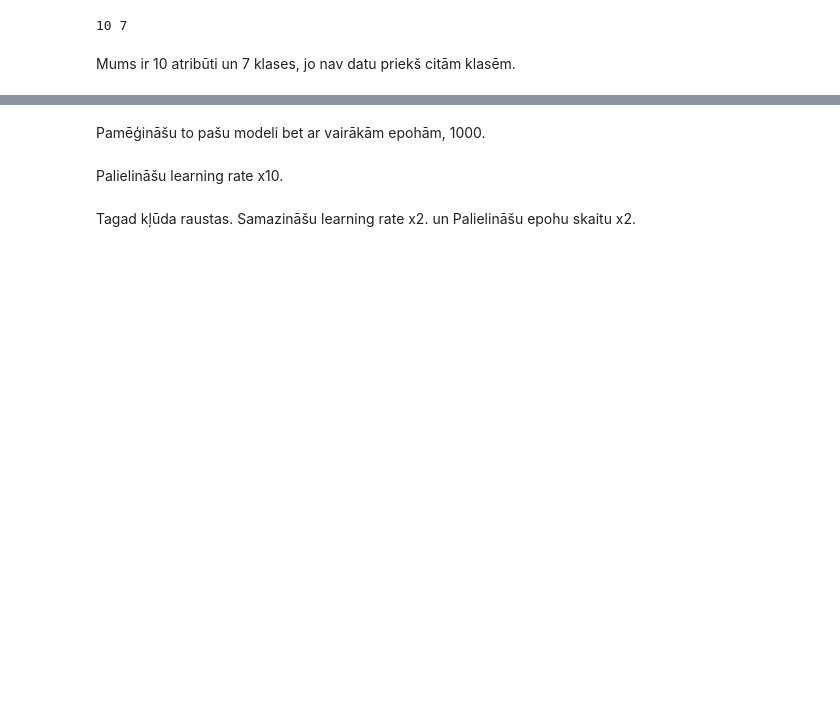
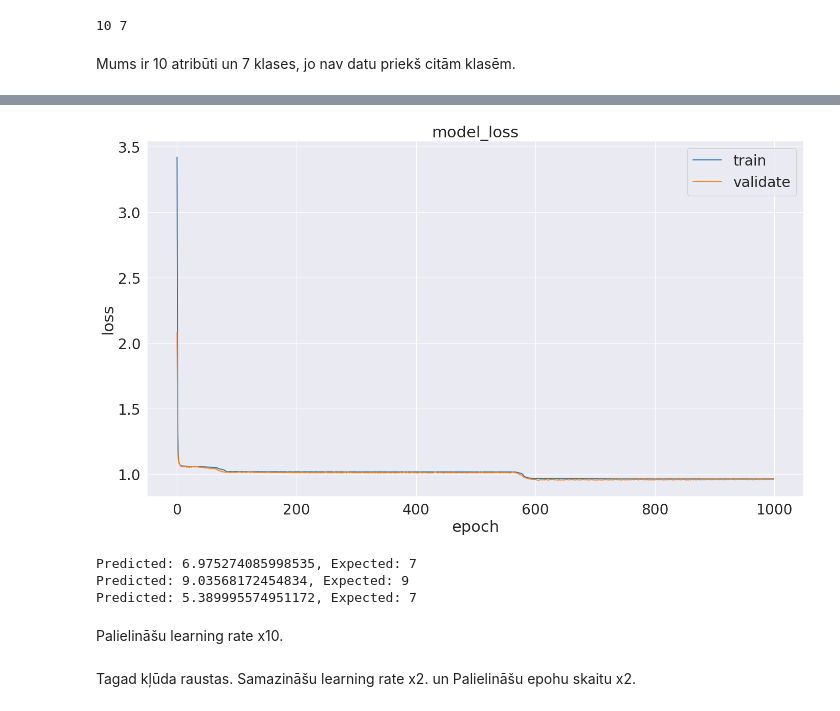
Before and after one commit to kamikaze/rtu-ai, a Jupyter notebook: homework02.ipynb, the cells around one changed output, grey strips where cells are left out. Saved outputs shown, nothing was run; the diff lists cells and outputs as text; code cells hidden in the pictures; blank space fills up the shorter version.

```diff
--- a/homework02.ipynb
+++ b/homework02.ipynb
@@ -351,21 +372,23 @@ Pamainīsim neironu skaitu slāņos.
 # %%
-def build_model(input_count: int, normalizer):
+def build_model(input_count: int, normalizer, metric='mse'):
     init = tf.keras.initializers.TruncatedNormal(stddev=0.01, seed=SEED)
     model = tf.keras.models.Sequential([
-        normalizer,
-        tf.keras.layers.Dense(64, kernel_initializer=init, activation='relu', input_shape=(input_count,)),
-        tf.keras.layers.Dense(32, activation='relu'),
-        tf.keras.layers.Dense(16, activation='relu'),
+        # normalizer,
+        tf.keras.layers.Input(input_count),
+        tf.keras.layers.Dense(2, kernel_initializer=init, activation='relu'),
         tf.keras.layers.Dense(1)
     ])
 
-    optimizer = tf.keras.optimizers.RMSprop(learning_rate=0.02)
+    optimizer = tf.keras.optimizers.Adam(learning_rate=0.005)
 
-    model.compile(loss='mse', optimizer=optimizer, metrics=['mse'])
+    model.compile(loss='mae', optimizer=optimizer, metrics=[metric])
 
     return model
 # %%
 model = build_model(attr_count, normalizer)
-evaluate_model(model, samples, qualities, epochs=EPOCHS)
+evaluate_model(model, samples, qualities, epochs=EPOCHS*2)
+# %% [output]
+[figure, added]
+Predicted: 6.975274085998535, Expected: 7
+Predicted: 9.03568172454834, Expected: 9
+Predicted: 5.389995574951172, Expected: 7
-# %% [markdown]
-Pamēģināšu to pašu modeli bet ar vairākām epohām, 1000.
```
Also changed, not shown: parts of 29 cells of this notebook.
